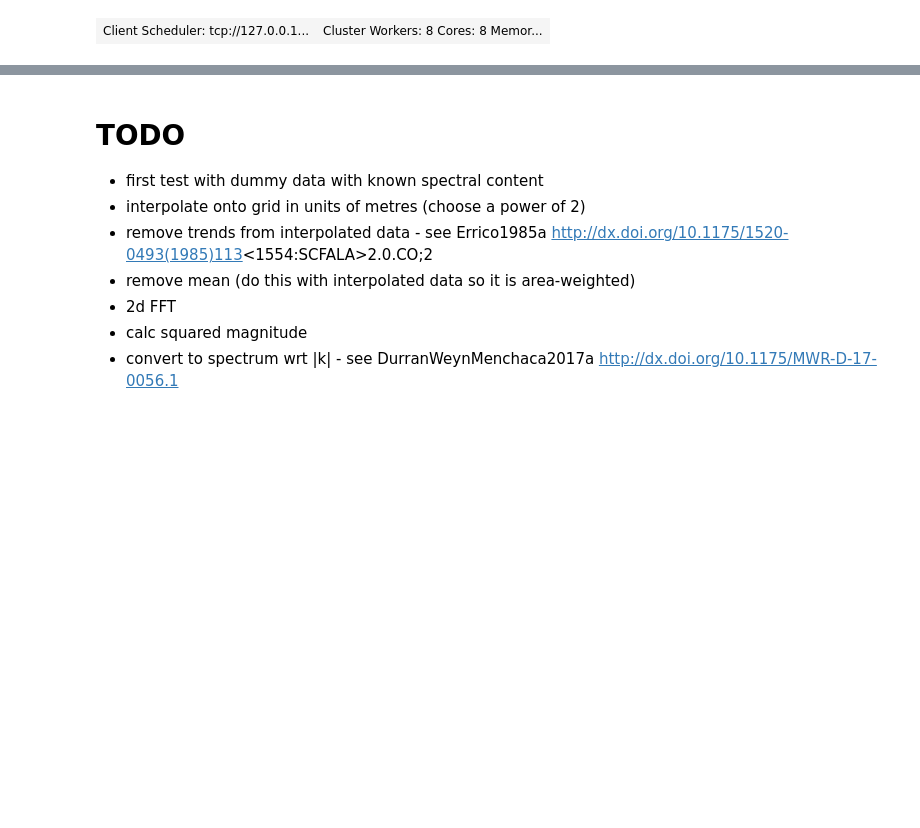
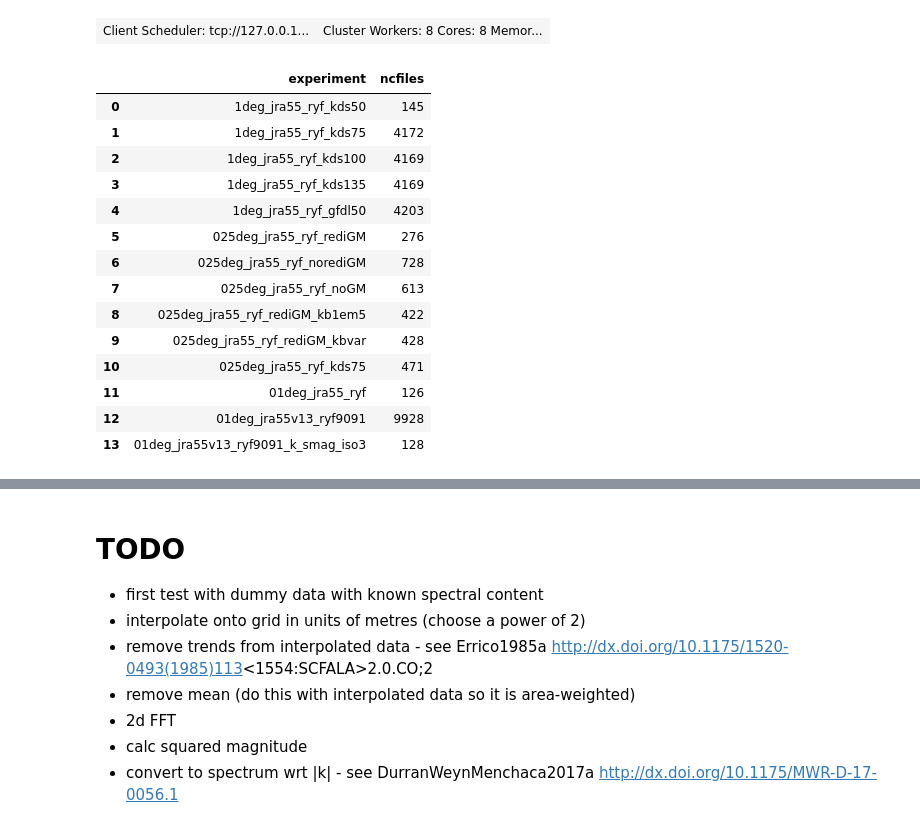
Before and after one commit to rmholmes/cosima-scripts, a Jupyter notebook: spectra_simple.ipynb, the cells around one changed output, grey strips where cells are left out. Drawn from its saved outputs; the diff is of its cells as text; code cells hidden in the pictures; blank space fills up the shorter version.

```diff
--- a/spectra_simple.ipynb
+++ b/spectra_simple.ipynb
@@ -37,13 +37,10 @@ def savefigure(fname):
     plt.savefig(os.path.join(figdir, fname+'.pdf'),dpi=300, bbox_inches="tight")  # comment out to disable saving
     return
 # %%
-# Load session
-session = cc.database.create_session('../cc_database_01degspec.db')
+# Load session and define experiments
+session = cc.database.create_session('/g/data/e14/rmh561/access-om2/archive/databases/cc_database_nummix.db')
 exptdict = OrderedDict([
     ('01degRYF',   {'model':'ACCESS-OM2-01', 'expt':'01deg_jra55_ryf',
-                 'usnap':'snapshot', 'tsnap':'snap',
-                'n_files':-4, 'itime': None,'ftime':None}),
-    ('01degRYF8485',   {'model':'ACCESS-OM2-01-8485', 'expt':'01deg_jra55v13_ryf8485_spinup6',
                  'usnap':'snapshot', 'tsnap':'snap',
                 'n_files':-4, 'itime': None,'ftime':None}),
     ('01degRYFhv',   {'model':'ACCESS-OM2-01-hvisc', 'expt':'01deg_jra55v13_ryf9091_k_smag_iso3',
@@ -52,13 +49,37 @@ exptdict = OrderedDict([
     ('025degRYF',   {'model':'ACCESS-OM2-025-RG', 'expt':'025deg_jra55_ryf_rediGM',
                  'usnap':'snapshot', 'tsnap':'snapshot',
                 'n_files':-1, 'itime': None,'ftime':None}),
-    ('025degRYFnorediGM',   {'model':'ACCESS-OM2-025', 'expt':'025deg_jra55_ryf9091_gadi_norediGM',
+    ('025degRYFnorediGM',   {'model':'ACCESS-OM2-025', 'expt':'025deg_jra55_ryf_norediGM',
                  'usnap':'snapshot', 'tsnap':'snapshot',
                 'n_files':-1, 'itime': None,'ftime':None}),
-    ('025degRYFnoGM',   {'model':'ACCESS-OM2-025-R', 'expt':'025deg_jra55_ryf9091_gadi_noGM',
+    ('025degRYFnoGM',   {'model':'ACCESS-OM2-025-R', 'expt':'025deg_jra55_ryf_noGM',
+                 'usnap':'snapshot', 'tsnap':'snapshot',
+                'n_files':-1, 'itime': None,'ftime':None}),
+    ('025degRYF75',   {'model':'ACCESS-OM2-025-KDS75', 'expt':'025deg_jra55_ryf_kds75',
+                 'usnap':'snapshot', 'tsnap':'snapshot',
+                'n_files':-1, 'itime': None,'ftime':None}),
+    ('1degRYF',   {'model':'ACCESS-OM2-1-KDS50', 'expt':'1deg_jra55_ryf_kds50',
                  'usnap':'snapshot', 'tsnap':'snapshot',
                 'n_files':-1, 'itime': None,'ftime':None}),
 ])
+# %%
+cc.querying.get_experiments(session)
+# %% [output]
+|  | experiment | ncfiles |
+| 0 | 1deg_jra55_ryf_kds50 | 145 |
+| 1 | 1deg_jra55_ryf_kds75 | 4172 |
+| 2 | 1deg_jra55_ryf_kds100 | 4169 |
+| 3 | 1deg_jra55_ryf_kds135 | 4169 |
+| 4 | 1deg_jra55_ryf_gfdl50 | 4203 |
+| 5 | 025deg_jra55_ryf_rediGM | 276 |
+| 6 | 025deg_jra55_ryf_norediGM | 728 |
+| 7 | 025deg_jra55_ryf_noGM | 613 |
+| 8 | 025deg_jra55_ryf_rediGM_kb1em5 | 422 |
+| 9 | 025deg_jra55_ryf_rediGM_kbvar | 428 |
+| 10 | 025deg_jra55_ryf_kds75 | 471 |
+| 11 | 01deg_jra55_ryf | 126 |
+| 12 | 01deg_jra55v13_ryf9091 | 9928 |
+| 13 | 01deg_jra55v13_ryf9091_k_smag_iso3 | 128 |
 # %%
 # location coords: [ minlon, maxlon, minlat, maxlat ]
 # key names are used as filenames so should not have spaces
```
Also changed, not shown: parts of 8 cells of this notebook, 1 other file.
